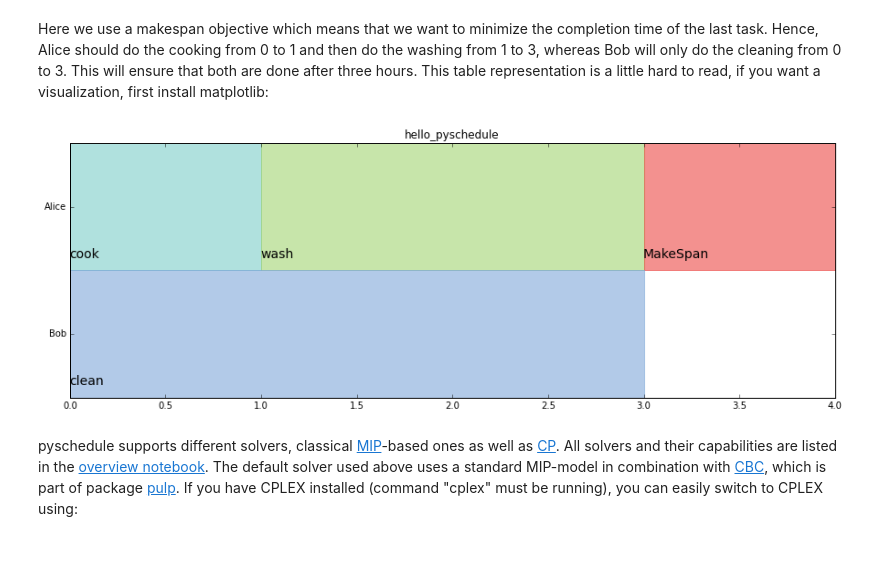
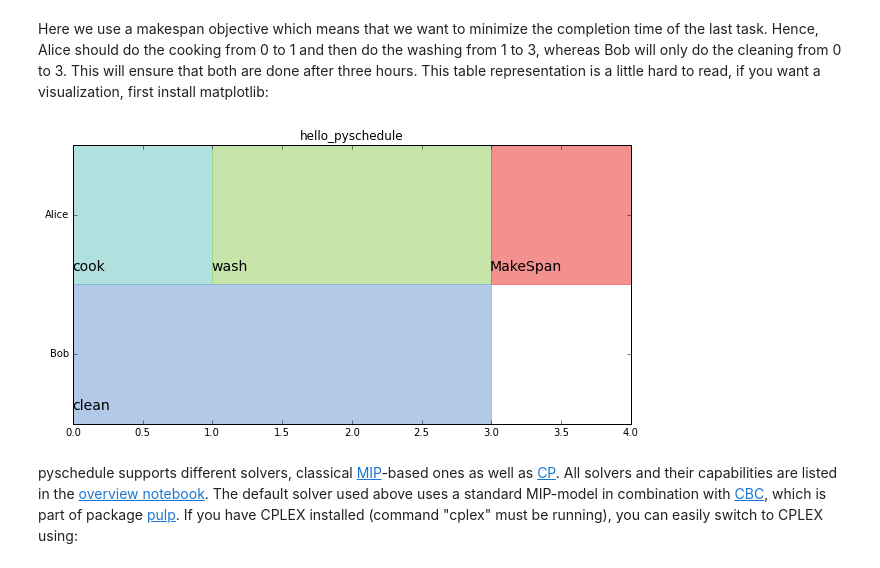
Before and after one commit to timnon/pyschedule, a Jupyter notebook: examples/bike-shop.ipynb, the cells around one changed output. Cells and saved outputs as stored; diff of their text form; code cells hidden in the pictures.

```diff
--- a/examples/bike-shop.ipynb
+++ b/examples/bike-shop.ipynb
@@ -40,9 +40,9 @@ Here we use a makespan objective which means that we want to minimize the comple
 # %%
 # Plot in the notebook
 %matplotlib inline
-plotters.matplotlib.plot(S)
+plotters.matplotlib.plot(S,fig_size=(10,5))
 # %% [output]
-[figure, old version]
+[figure, new version]
 # %% [markdown]
 pyschedule supports different solvers, classical <a href="https://en.wikipedia.org/wiki/Integer_programming">MIP</a>-based ones as well as <a href="https://en.wikipedia.org/wiki/Constraint_programming">CP</a>. All solvers and their capabilities are listed in the <a href="https://github.com/timnon/pyschedule/blob/master/docs/pyschedule-overview.ipynb">overview notebook</a>. The default solver used above uses a standard MIP-model in combination with <a href="https://projects.coin-or.org/Cbc">CBC</a>, which is part of package <a href="https://pypi.python.org/pypi/PuLP">pulp</a>. If you have CPLEX installed (command "cplex" must be running), you can easily switch to CPLEX using:
 # %%
```
Also changed, not shown: parts of 1 cell of this notebook, 1 other file.
